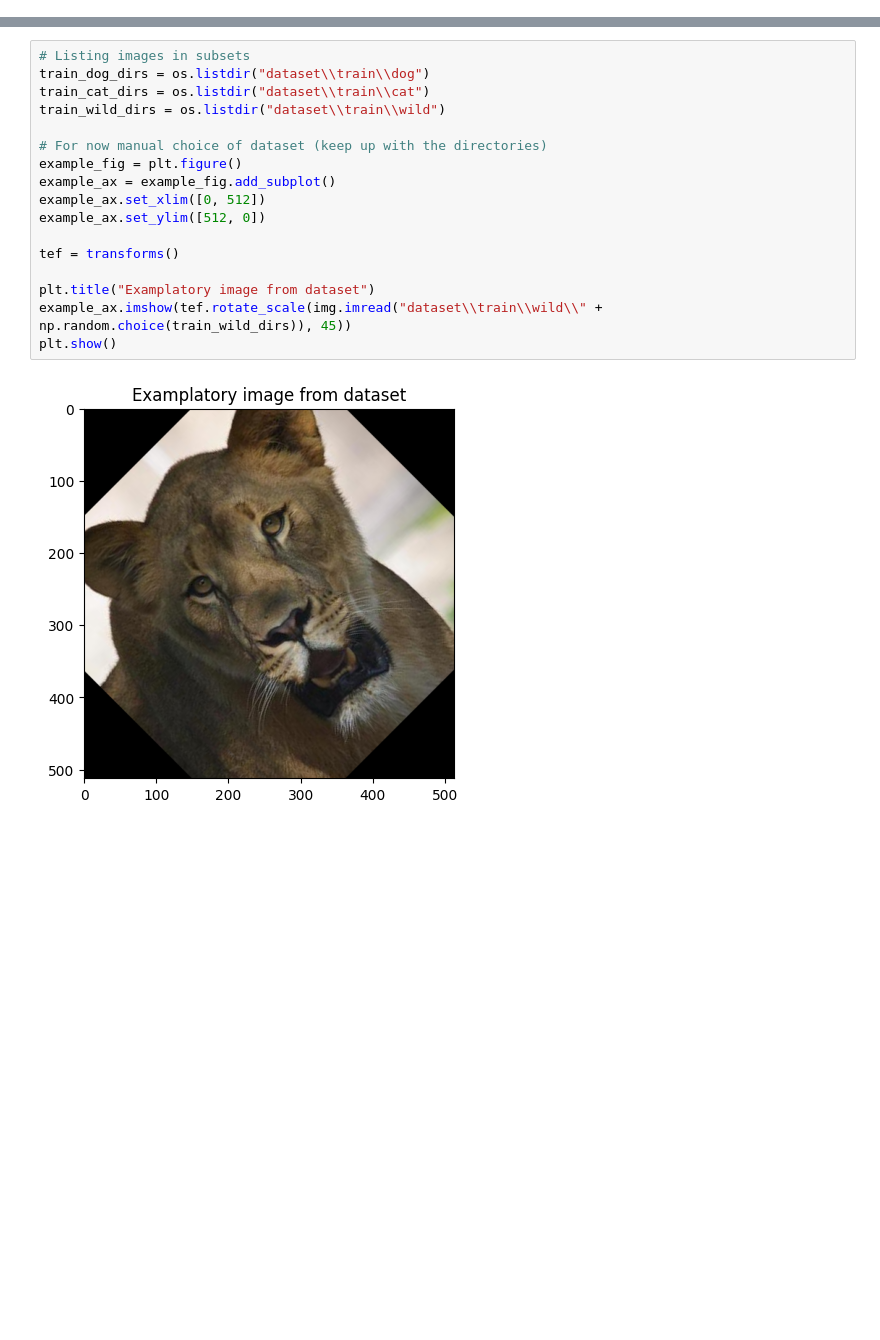
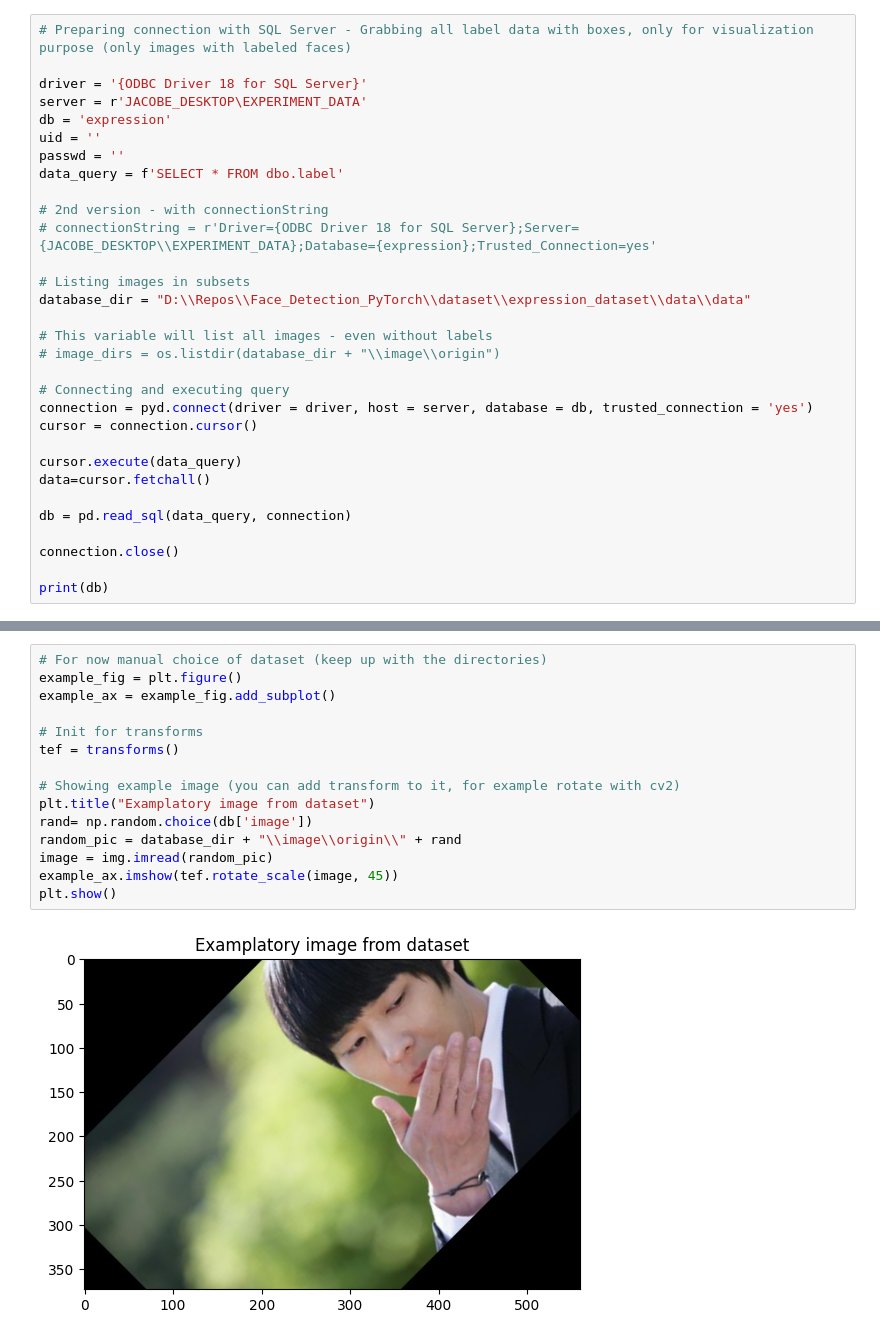
Before and after one commit to JacobeCode/Face_Detection_PyTorch, a Jupyter notebook: detect_analysis.ipynb, the cells around one changed output, grey strips where cells are left out. Drawn from its saved outputs; the diff is of its cells as text; blank space fills up the shorter version.

Commit message:
Analysis and preparing dataset for training

```diff
--- a/detect_analysis.ipynb
+++ b/detect_analysis.ipynb
@@ -8,2 +12,33 @@ from matplotlib import image as img
 
 from data_processing.transforms import transforms
+# %%
+# Preparing connection with SQL Server - Grabbing all label data with boxes, only for visualization purpose (only images with labeled faces)
+
+driver = '{ODBC Driver 18 for SQL Server}'
+server = r'JACOBE_DESKTOP\EXPERIMENT_DATA'
+db = 'expression'
+uid = ''
+passwd = ''
+data_query = f'SELECT * FROM dbo.label'
+
+# 2nd version - with connectionString
+# connectionString = r'Driver={ODBC Driver 18 for SQL Server};Server={JACOBE_DESKTOP\\EXPERIMENT_DATA};Database={expression};Trusted_Connection=yes'
+
+# Listing images in subsets
+database_dir = "D:\\Repos\\Face_Detection_PyTorch\\dataset\\expression_dataset\\data\\data"
+
+# This variable will list all images - even without labels
+# image_dirs = os.listdir(database_dir + "\\image\\origin")
+
+# Connecting and executing query
+connection = pyd.connect(driver = driver, host = server, database = db, trusted_connection = 'yes')
+cursor = connection.cursor()
+
+cursor.execute(data_query)
+data=cursor.fetchall()
+
+db = pd.read_sql(data_query, connection)
+
+connection.close()
+
+print(db)
@@ -10,19 +63,17 @@ from data_processing.transforms import transforms
 # %%
-# Listing images in subsets
-train_dog_dirs = os.listdir("dataset\\train\\dog")
-train_cat_dirs = os.listdir("dataset\\train\\cat")
-train_wild_dirs = os.listdir("dataset\\train\\wild")
-
 # For now manual choice of dataset (keep up with the directories)
 example_fig = plt.figure()
 example_ax = example_fig.add_subplot()
-example_ax.set_xlim([0, 512])
-example_ax.set_ylim([512, 0])
 
+# Init for transforms
 tef = transforms()
 
+# Showing example image (you can add transform to it, for example rotate with cv2)
 plt.title("Examplatory image from dataset")
-example_ax.imshow(tef.rotate_scale(img.imread("dataset\\train\\wild\\" + np.random.choice(train_wild_dirs)), 45))
+rand= np.random.choice(db['image'])
+random_pic = database_dir + "\\image\\origin\\" + rand
+image = img.imread(random_pic)
+example_ax.imshow(tef.rotate_scale(image, 45))
 plt.show()
 # %% [output]
-[figure, old version]
+[figure, new version]
```
Also changed, not shown: parts of 7 cells of this notebook.
